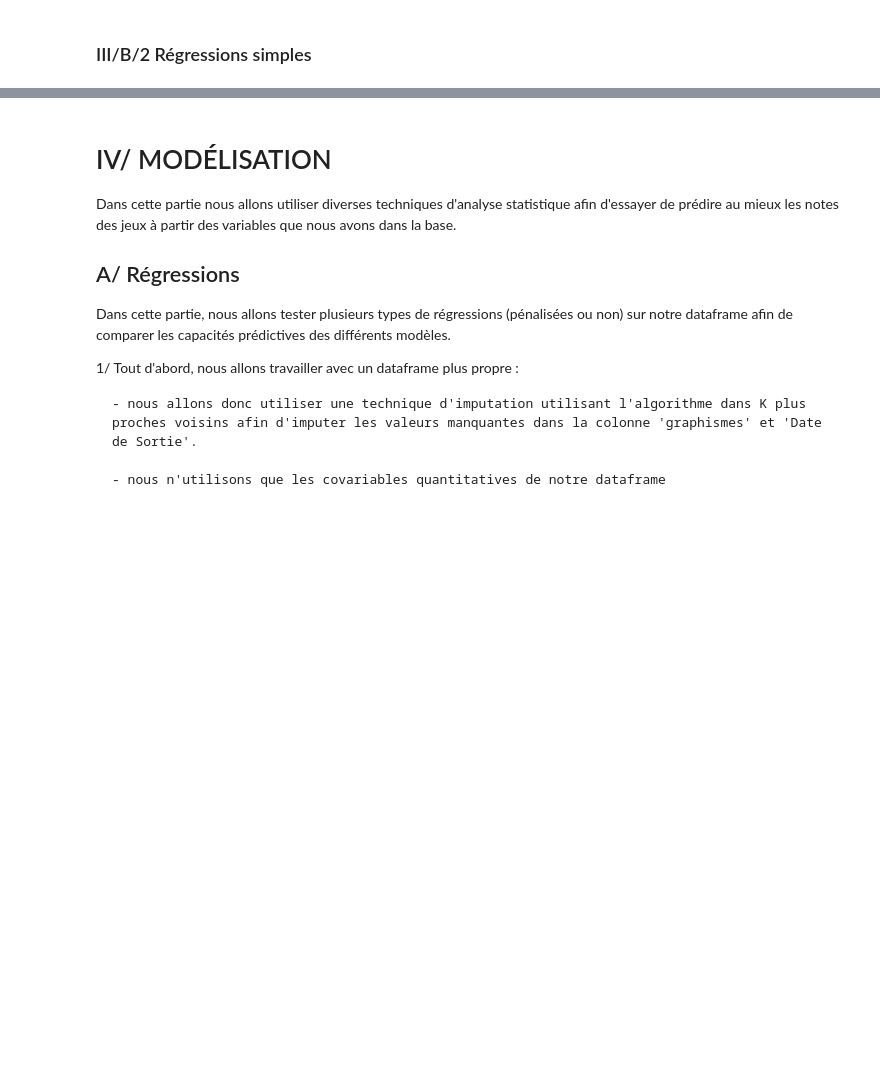
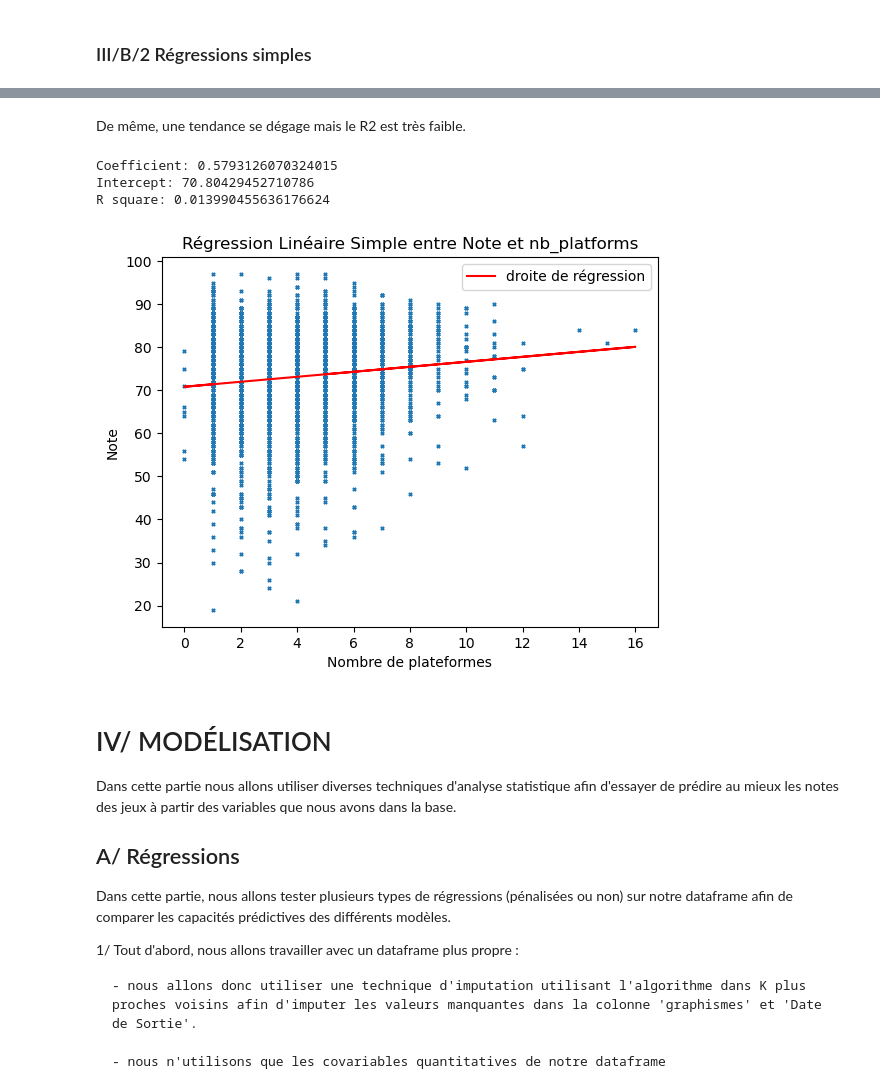
Before and after one commit to PyTomSss/PythonProjects, a Jupyter notebook: Project_Notebook.ipynb, the cells around one changed output, grey strips where cells are left out. Drawn from its saved outputs; the diff is of its cells as text; code cells hidden in the pictures; blank space fills up the shorter version.

```diff
--- a/Project_Notebook.ipynb
+++ b/Project_Notebook.ipynb
@@ -1599,3 +1665,33 @@ Les variables corrélées négativement à 'Note' sont ici Fighting et Unreal En
+# %% [markdown]
+De même, une tendance se dégage mais le R2 est très faible.
+# %%
+X = dfheatmap['nb_platforms']
+X = np.c_[X, np.ones(X.shape[0])]
+
+y = dfheatmap['Note']
+
+
+model = LinearRegression()
+model.fit(X, y)
+
+print("Coefficient:", model.coef_[0])
+print("Intercept:", model.intercept_)
+print("R square:", model.score(X, y))
+
+predictions = model.predict(X)
+
+plt.scatter(dfheatmap['nb_platforms'], y,marker = 'x',s=5)
+plt.plot(dfheatmap['nb_platforms'], predictions, color='red', label='droite de régression')
+plt.xlabel('Nombre de plateformes')
+plt.ylabel('Note')
+plt.title('Régression Linéaire Simple entre Note et nb_platforms')
+plt.legend()
+plt.show()
+# %% [output]
+Coefficient: 0.5793126070324015
+Intercept: 70.80429452710786
+R square: 0.013990455636176624
+[figure, added]
 # %% [markdown]
 # IV/ MODÉLISATION
 
```
Also changed, not shown: parts of 26 cells of this notebook.
